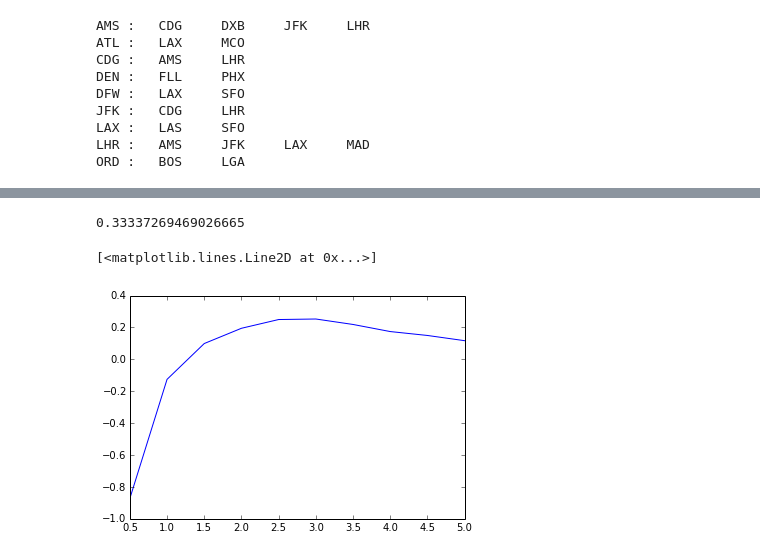
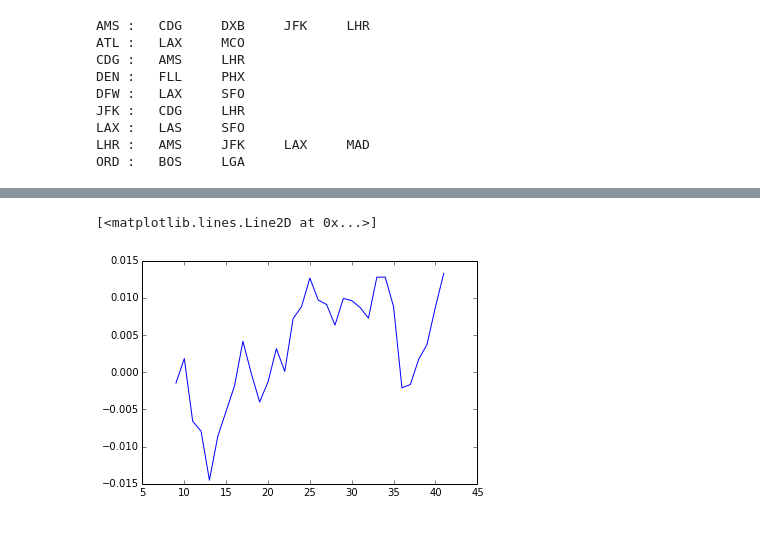
Before and after one commit to vankempen/Thesis, a Jupyter notebook: Simulation/Simulation.ipynb, the cells around one changed output, grey strips where cells are left out. Saved outputs shown, nothing was run; the diff lists cells and outputs as text; code cells hidden in the pictures.

```diff
--- a/Simulation/Simulation.ipynb
+++ b/Simulation/Simulation.ipynb
@@ -483 +633,6 @@ for OEF in r:
+# %%
+plot(p.get_profitRatio(True))
+# %% [output]
+[<matplotlib.lines.Line2D at 0x...>]
+[figure, added]
 # %%
@@ -486,9 +640,0 @@ s2 = sellerWTA_MC(hp, cp, 3, 1, minPrice=1.01)
-# %%
-np.absolute((s2-s1)/s2).mean().mean()
-# %% [output]
-0.33337269469026665
-# %%
-plot(r, results)
-# %% [output]
-[<matplotlib.lines.Line2D at 0x...>]
-[figure, removed]
```
Also changed, not shown: parts of 36 cells of this notebook, 2 other files.
